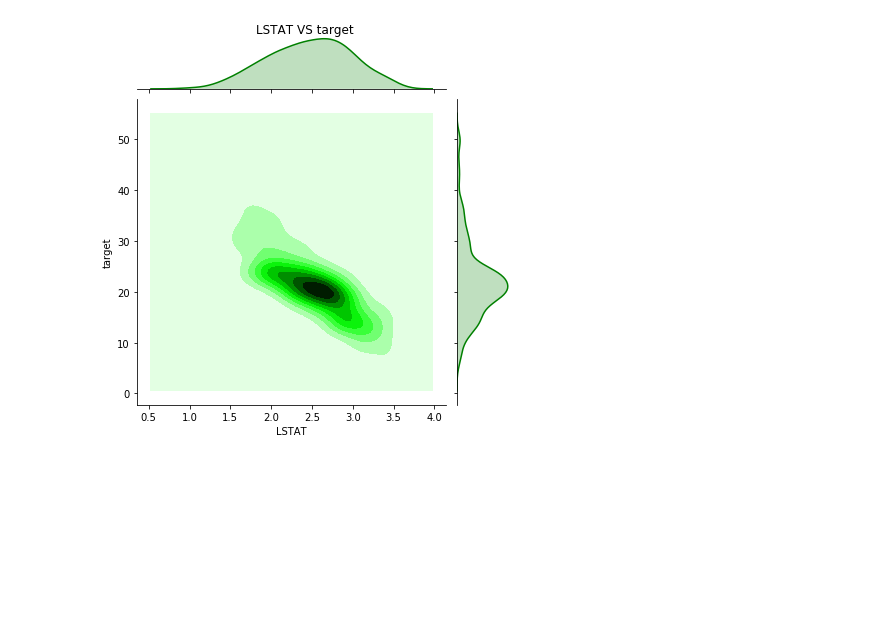
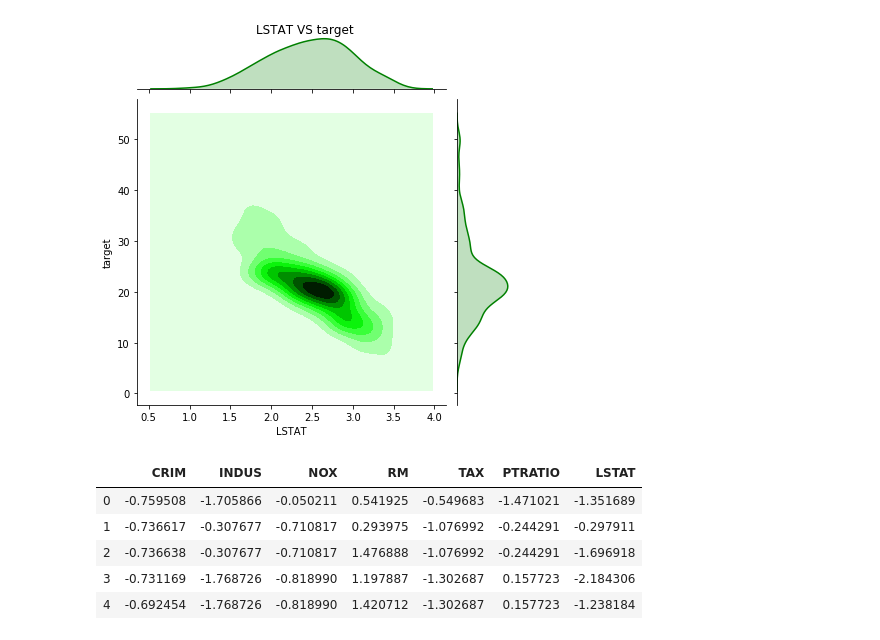
Before and after one commit to soni-ratnesh/Boston-House-Price-Prediction, a Jupyter notebook: Boston House Price Prediction.ipynb, the cells around one changed output. Cells and saved outputs as stored; diff of their text form; code cells hidden in the pictures; blank space fills up the shorter version.

Commit message:
Standard Scaler

```diff
--- a/Boston House Price Prediction.ipynb
+++ b/Boston House Price Prediction.ipynb
@@ -255,3 +256,21 @@ for ii, feature in enumerate(imp_features):
 # %%
 # reset index of dataframe
 data = data.reset_index(drop=True)
+# %%
+#standerlizing feature into same scale
+
+## creating feature and target datframe
+features = data.drop('target',axis=1)
+target = data['target']
+
+# feature Dataframe after Standarlizaion
+features = pd.DataFrame(StandardScaler().fit_transform(features),columns=features.columns)
+# print top 5 rows of new feature dataframe
+features.head()
+# %% [output]
+|  | CRIM | INDUS | NOX | RM | TAX | PTRATIO | LSTAT |
+| 0 | -0.759508 | -1.705866 | -0.050211 | 0.541925 | -0.549683 | -1.471021 | -1.351689 |
+| 1 | -0.736617 | -0.307677 | -0.710817 | 0.293975 | -1.076992 | -0.244291 | -0.297911 |
+| 2 | -0.736638 | -0.307677 | -0.710817 | 1.476888 | -1.076992 | -0.244291 | -1.696918 |
+| 3 | -0.731169 | -1.768726 | -0.818990 | 1.197887 | -1.302687 | 0.157723 | -2.184306 |
+| 4 | -0.692454 | -1.768726 | -0.818990 | 1.420712 | -1.302687 | 0.157723 | -1.238184 |
```
Also changed, not shown: parts of 1 cell of this notebook.
